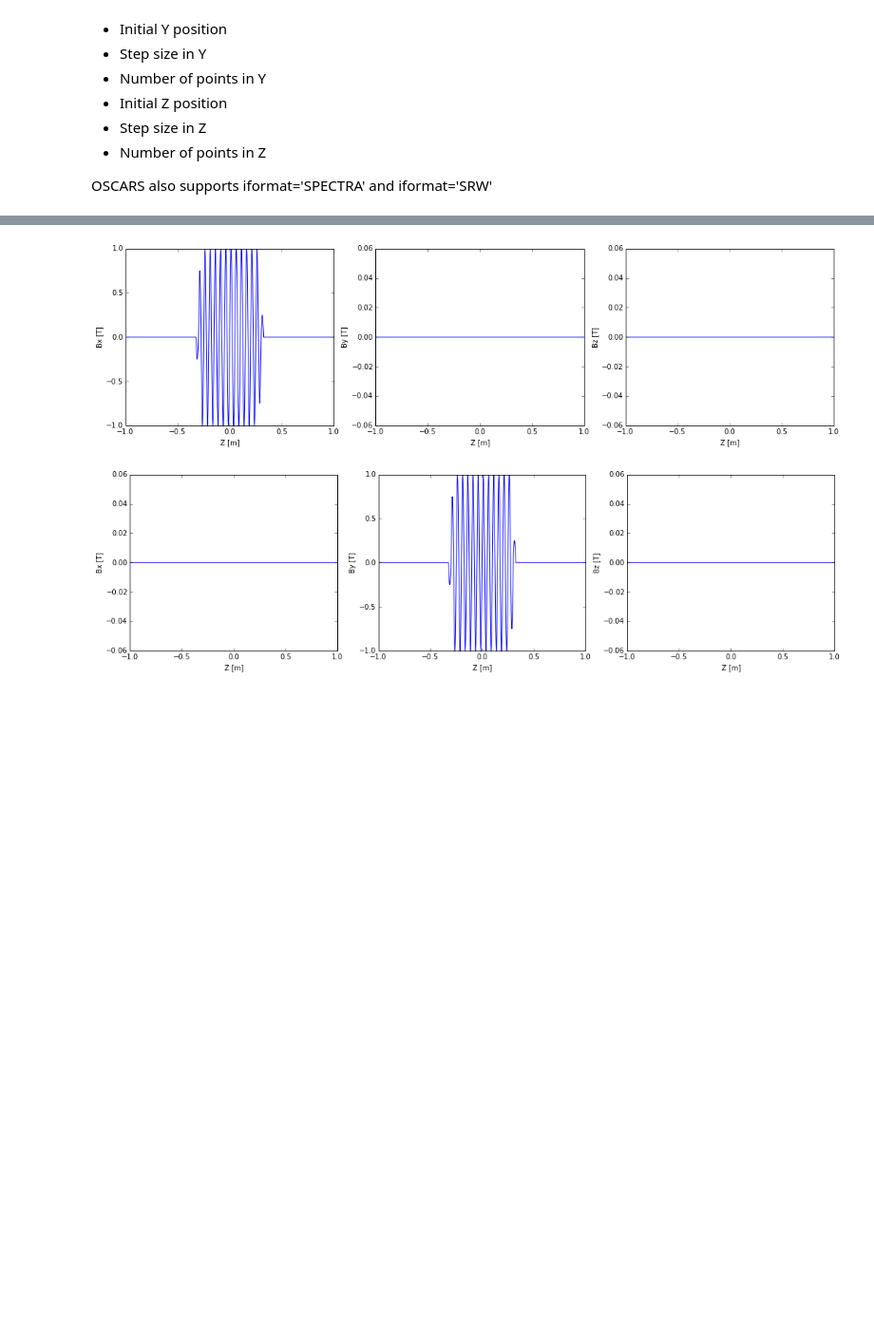
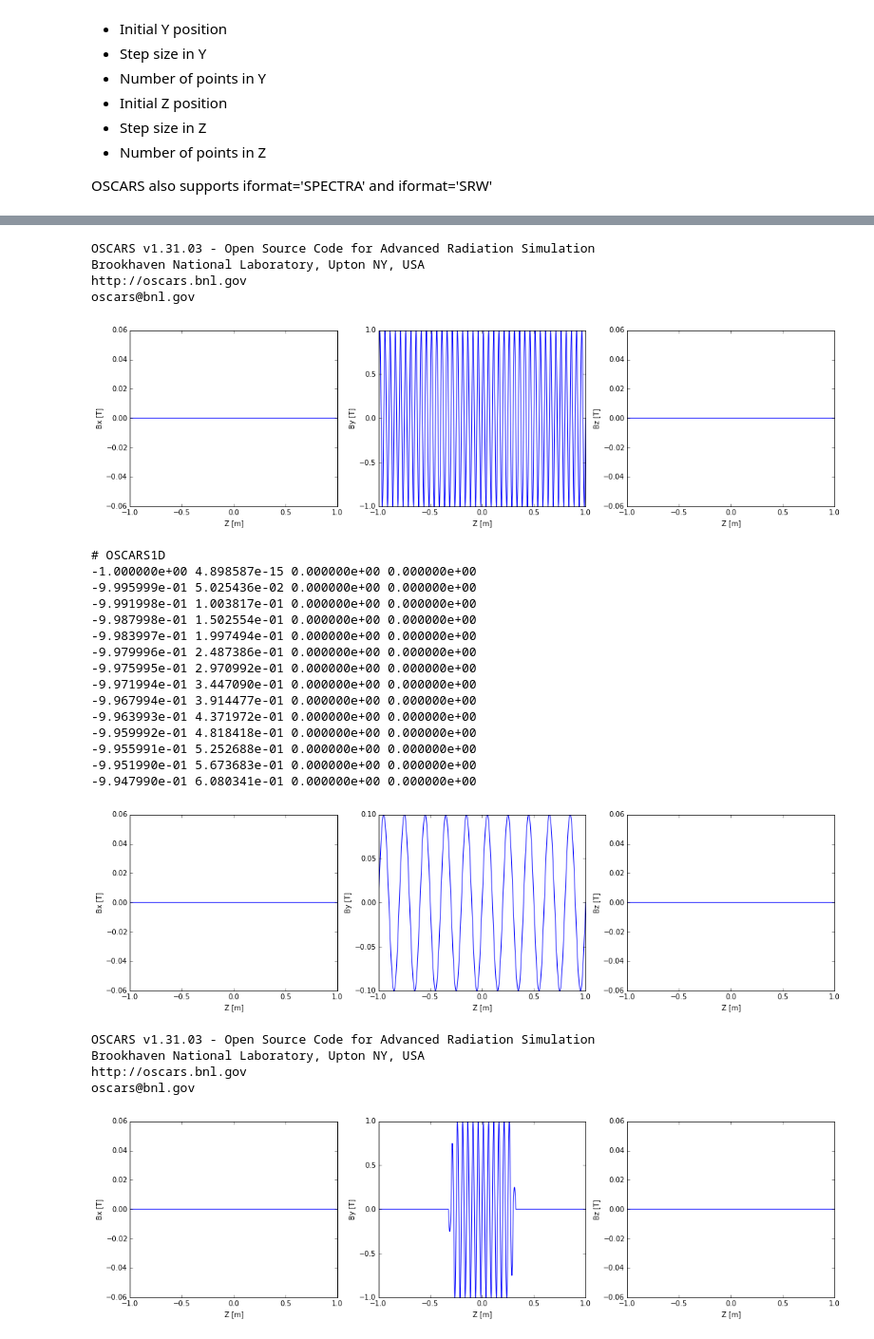
Before and after one commit to dhidas-bnl-gov/SRSOriginal, a Jupyter notebook: Examples/AllAbout_MagneticFields.ipynb, the cells around one changed output, grey strips where cells are left out. Shown: that part at 95% size. Cells and saved outputs as stored; diff of their text form; code cells hidden in the pictures; blank space fills up the shorter version.

Commit message:
scaling for 1D fields

```diff
--- a/Examples/AllAbout_MagneticFields.ipynb
+++ b/Examples/AllAbout_MagneticFields.ipynb
@@ -215,26 +215,74 @@ plot_bfield(osc, -1, 1, axis='Z')
 0.000000e+00 0.000000e+00 0.000000e+00
 [figure]
 # %%
+# matplotlib plots inline
+%matplotlib inline
+
+# Import the OSCARS and helper modules
+import OSCARS
+from OSCARSPlotsMPL import *
+
+osc = OSCARS.OSCARS()
+
 # To illustrate the basic 1D format let's create a data file, then import it.
 # It will be plotted before and after the import
 
 # Create an undulator field
 osc.clear_bfields()
-osc.add_bfield_undulator(bfield=[1, 0, 0], period=[0, 0, 0.050], nperiods=11)
+osc.add_bfield_undulator(bfield=[0, 1, 0], period=[0, 0, 0.05], nperiods=101)
 plot_bfield(osc, -1, 1, axis='Z')
 
 # Now write the field to a file
-osc.write_bfield(ofile='AAMagneticFields_OSCARS1D.dat', oformat='OSCARS1D Z Bx By Bz', zlim=[-1, 1], nz=5000)
+osc.write_bfield(ofile='AAMagneticFields_OSCARS1D.dat', oformat='OSCARS1D Z By Bx Bz', zlim=[-1, 1], nz=5000)
 
 # Print a bit of the file so you can see it
-#with open("AAMagneticFields_OSCARS1D.dat") as myfile:
-#    for i in range(15): print next(myfile),
+with open("AAMagneticFields_OSCARS1D.dat") as myfile:
+    for i in range(15): print next(myfile),
 
 
 # Clear fields and import the field from the file created above
-#osc.clear_bfields()
-#osc.add_bfield_file(ifile='AAMagneticFields_OSCARS1D.dat', iformat='OSCARS1D Z Bx By Bz')
+osc.clear_bfields()
+osc.add_bfield_file(ifile='AAMagneticFields_OSCARS1D.dat', iformat='OSCARS1D Z By Bx Bz', scale=[4, 0.1])
 
-#plot_bfield(osc, -1, 1, axis='Z')
+plot_bfield(osc, -1, 1, axis='Z')
 # %% [output]
+OSCARS v1.31.03 - Open Source Code for Advanced Radiation Simulation
+Brookhaven National Laboratory, Upton NY, USA
+http://oscars.bnl.gov
+oscars@bnl.gov
-[figure, old version]
+[figure, new version]
+# OSCARS1D
+-1.000000e+00 4.898587e-15 0.000000e+00 0.000000e+00
+-9.995999e-01 5.025436e-02 0.000000e+00 0.000000e+00
+-9.991998e-01 1.003817e-01 0.000000e+00 0.000000e+00
+-9.987998e-01 1.502554e-01 0.000000e+00 0.000000e+00
+-9.983997e-01 1.997494e-01 0.000000e+00 0.000000e+00
+-9.979996e-01 2.487386e-01 0.000000e+00 0.000000e+00
+-9.975995e-01 2.970992e-01 0.000000e+00 0.000000e+00
+-9.971994e-01 3.447090e-01 0.000000e+00 0.000000e+00
+-9.967994e-01 3.914477e-01 0.000000e+00 0.000000e+00
+-9.963993e-01 4.371972e-01 0.000000e+00 0.000000e+00
+-9.959992e-01 4.818418e-01 0.000000e+00 0.000000e+00
+-9.955991e-01 5.252688e-01 0.000000e+00 0.000000e+00
+-9.951990e-01 5.673683e-01 0.000000e+00 0.000000e+00
+-9.947990e-01 6.080341e-01 0.000000e+00 0.000000e+00
+[figure, added]
+# %%
+%matplotlib inline
+
+# Import the OSCARS and helper modules
+import OSCARS
+from OSCARSPlotsMPL import *
+
+osc = OSCARS.OSCARS()
+
+
+
+#for i in range(21):
+#    #osc.clear_bfields()
+#    osc.add_bfield_file(ifile='AAMagneticFields_OSCARS1D.dat', iformat='OSCARS1D Z By')
+# %% [output]
+OSCARS v1.31.03 - Open Source Code for Advanced Radiation Simulation
+Brookhaven National Laboratory, Upton NY, USA
+http://oscars.bnl.gov
+oscars@bnl.gov
```
Also changed, not shown: parts of 2 cells of this notebook, 7 other files.
